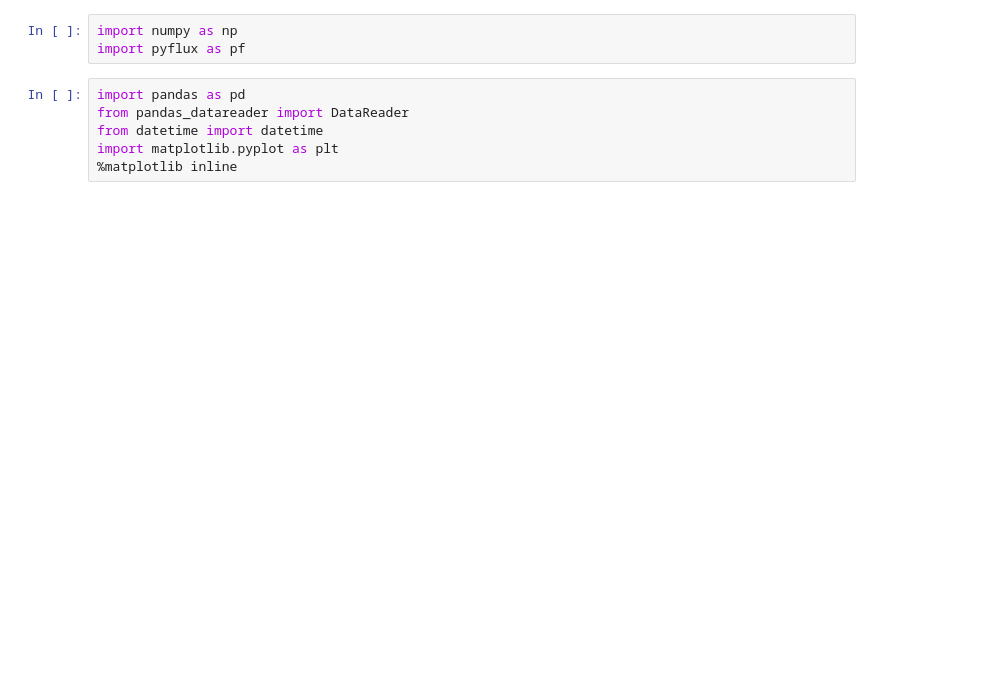
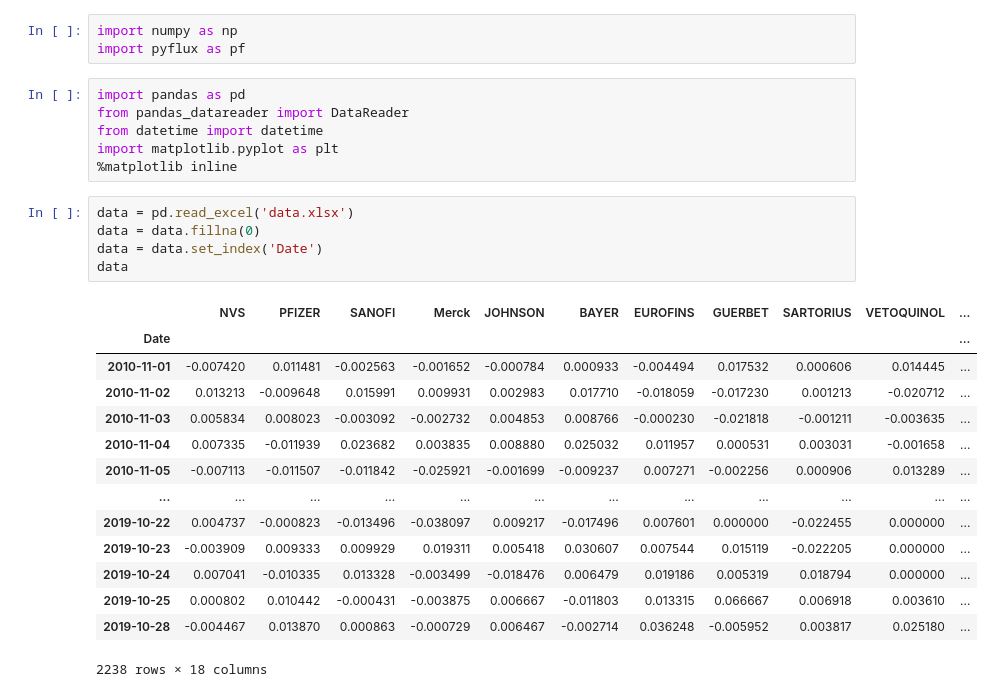
Before and after one commit to lnsongxf/dynamic-conditional-correlation, a Jupyter notebook: notebook.ipynb, the cells around one changed output. Saved outputs shown, nothing was run; the diff lists cells and outputs as text; blank space fills up the shorter version.

```diff
--- a/notebook.ipynb
+++ b/notebook.ipynb
@@ -7,3 +7,23 @@ from pandas_datareader import DataReader
 from datetime import datetime
 import matplotlib.pyplot as plt
 %matplotlib inline
+# %%
+data = pd.read_excel('data.xlsx')
+data = data.fillna(0)
+data = data.set_index('Date')
+data
+# %% [output]
+|  | NVS | PFIZER | SANOFI | Merck | JOHNSON | BAYER | EUROFINS | GUERBET | SARTORIUS | VETOQUINOL | ... |
+| Date |  |  |  |  |  |  |  |  |  |  | ... |
+| 2010-11-01 | -0.007420 | 0.011481 | -0.002563 | -0.001652 | -0.000784 | 0.000933 | -0.004494 | 0.017532 | 0.000606 | 0.014445 | ... |
+| 2010-11-02 | 0.013213 | -0.009648 | 0.015991 | 0.009931 | 0.002983 | 0.017710 | -0.018059 | -0.017230 | 0.001213 | -0.020712 | ... |
+| 2010-11-03 | 0.005834 | 0.008023 | -0.003092 | -0.002732 | 0.004853 | 0.008766 | -0.000230 | -0.021818 | -0.001211 | -0.003635 | ... |
+| 2010-11-04 | 0.007335 | -0.011939 | 0.023682 | 0.003835 | 0.008880 | 0.025032 | 0.011957 | 0.000531 | 0.003031 | -0.001658 | ... |
+| 2010-11-05 | -0.007113 | -0.011507 | -0.011842 | -0.025921 | -0.001699 | -0.009237 | 0.007271 | -0.002256 | 0.000906 | 0.013289 | ... |
+| ... | ... | ... | ... | ... | ... | ... | ... | ... | ... | ... | ... |
+| 2019-10-22 | 0.004737 | -0.000823 | -0.013496 | -0.038097 | 0.009217 | -0.017496 | 0.007601 | 0.000000 | -0.022455 | 0.000000 | ... |
+| 2019-10-23 | -0.003909 | 0.009333 | 0.009929 | 0.019311 | 0.005418 | 0.030607 | 0.007544 | 0.015119 | -0.022205 | 0.000000 | ... |
+| 2019-10-24 | 0.007041 | -0.010335 | 0.013328 | -0.003499 | -0.018476 | 0.006479 | 0.019186 | 0.005319 | 0.018794 | 0.000000 | ... |
+| 2019-10-25 | 0.000802 | 0.010442 | -0.000431 | -0.003875 | 0.006667 | -0.011803 | 0.013315 | 0.066667 | 0.006918 | 0.003610 | ... |
+| 2019-10-28 | -0.004467 | 0.013870 | 0.000863 | -0.000729 | 0.006467 | -0.002714 | 0.036248 | -0.005952 | 0.003817 | 0.025180 | ... |
+2238 rows × 18 columns
```
Also changed, not shown: parts of 4 cells of this notebook.
